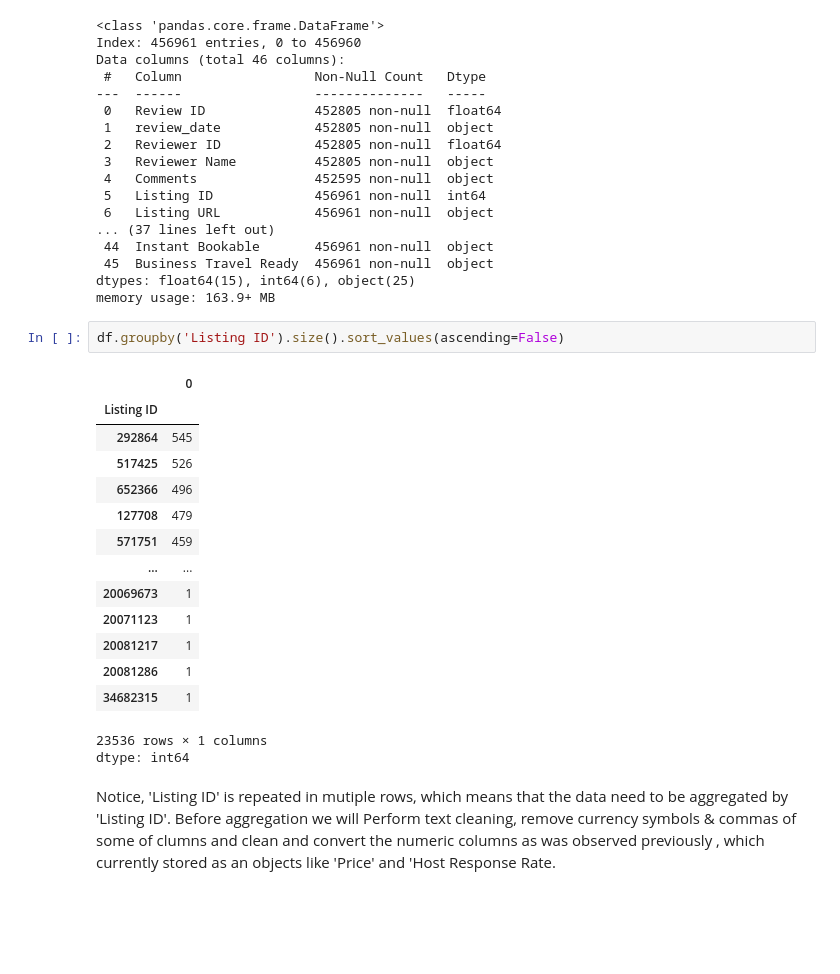
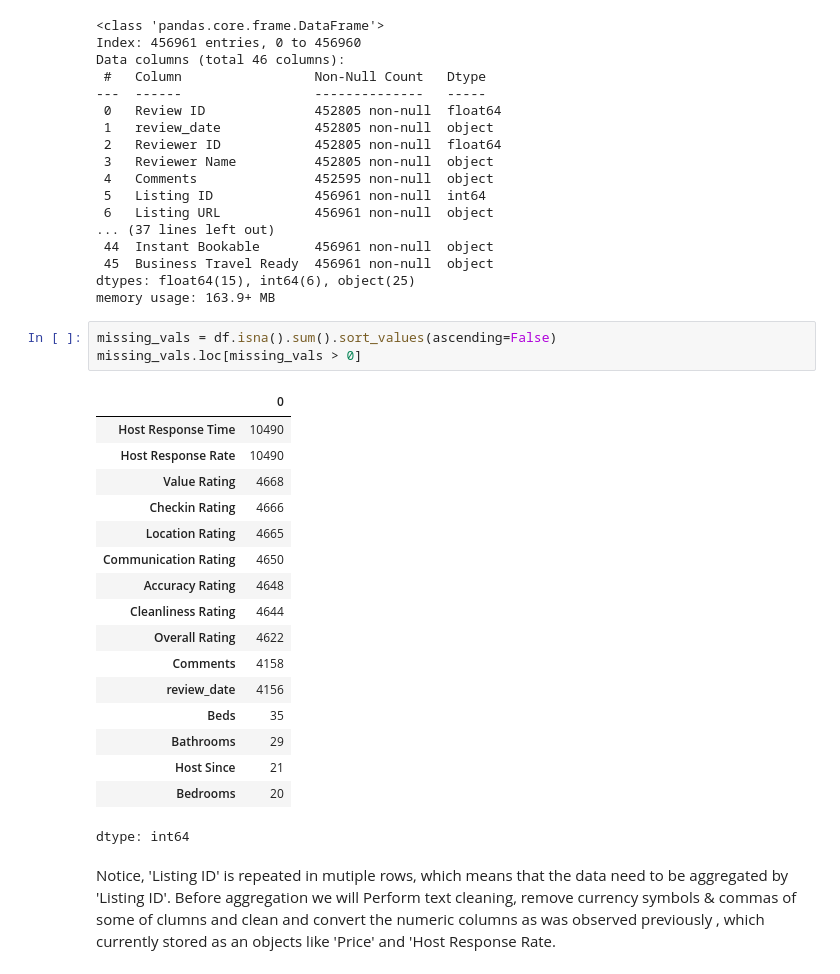
Before and after one commit to hajyhia/Airbnb_Berlin_Price_predic, a Jupyter notebook: Airbnb_Berlin_Price_Pedict_Preparing.ipynb, the cells around one changed output. Drawn from its saved outputs; the diff is of its cells as text; blank space fills up the shorter version.

```diff
--- a/Airbnb_Berlin_Price_Pedict_Preparing.ipynb
+++ b/Airbnb_Berlin_Price_Pedict_Preparing.ipynb
@@ -65,24 +65,27 @@ Data columns (total 46 columns):
  45  Business Travel Ready  456961 non-null  object
 dtypes: float64(15), int64(6), object(25)
 memory usage: 163.9+ MB
-# %%
-df.groupby('Listing ID').size().sort_values(ascending=False)
-# %% [output]
-|  | 0 |
-| Listing ID |  |
-| 292864 | 545 |
-| 517425 | 526 |
-| 652366 | 496 |
-| 127708 | 479 |
-| 571751 | 459 |
-| ... | ... |
-| 20069673 | 1 |
-| 20071123 | 1 |
-| 20081217 | 1 |
-| 20081286 | 1 |
-| 34682315 | 1 |
-23536 rows × 1 columns
-dtype: int64
+# %%
+missing_vals = df.isna().sum().sort_values(ascending=False)
+missing_vals.loc[missing_vals > 0]
+# %% [output]
+|  | 0 |
+| Host Response Time | 10490 |
+| Host Response Rate | 10490 |
+| Value Rating | 4668 |
+| Checkin Rating | 4666 |
+| Location Rating | 4665 |
+| Communication Rating | 4650 |
+| Accuracy Rating | 4648 |
+| Cleanliness Rating | 4644 |
+| Overall Rating | 4622 |
+| Comments | 4158 |
+| review_date | 4156 |
+| Beds | 35 |
+| Bathrooms | 29 |
+| Host Since | 21 |
+| Bedrooms | 20 |
+dtype: int64
 # %% [markdown]
 Notice, 'Listing ID' is repeated in mutiple rows, which means that the data need to be aggregated by 'Listing ID'.
 Before aggregation we will Perform text cleaning, remove currency symbols & commas of some of clumns and clean and convert the numeric columns as was observed previously , which currently stored as an objects like 'Price' and 'Host Response Rate.
```
Also changed, not shown: parts of 2 cells of this notebook.
